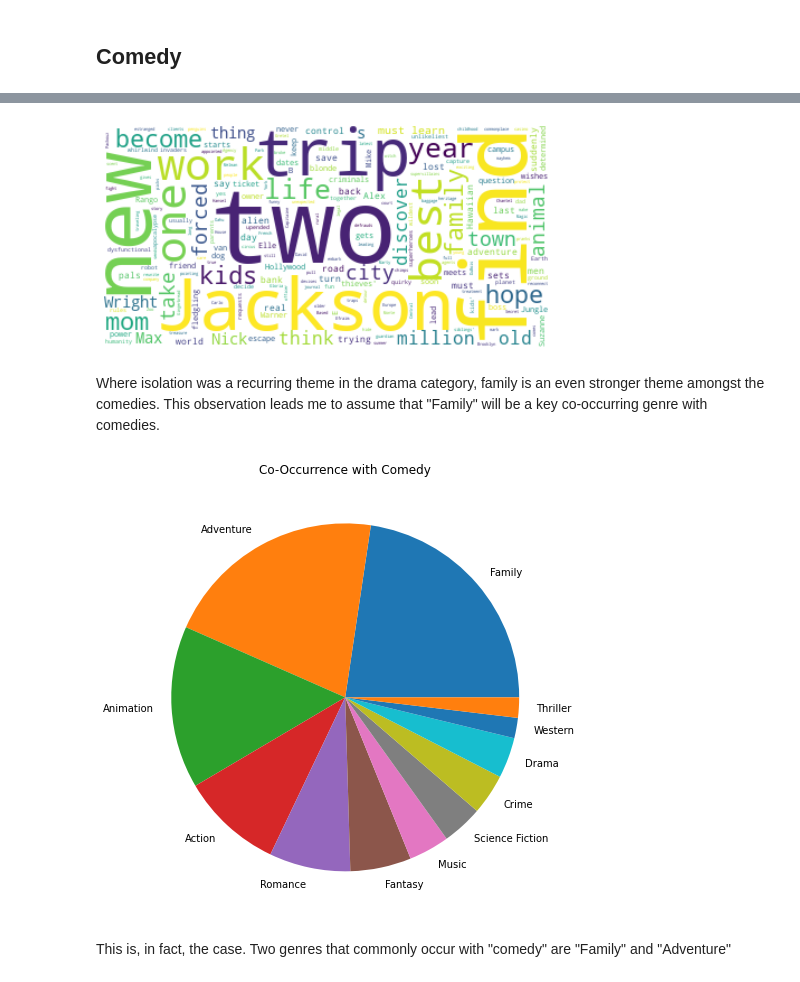
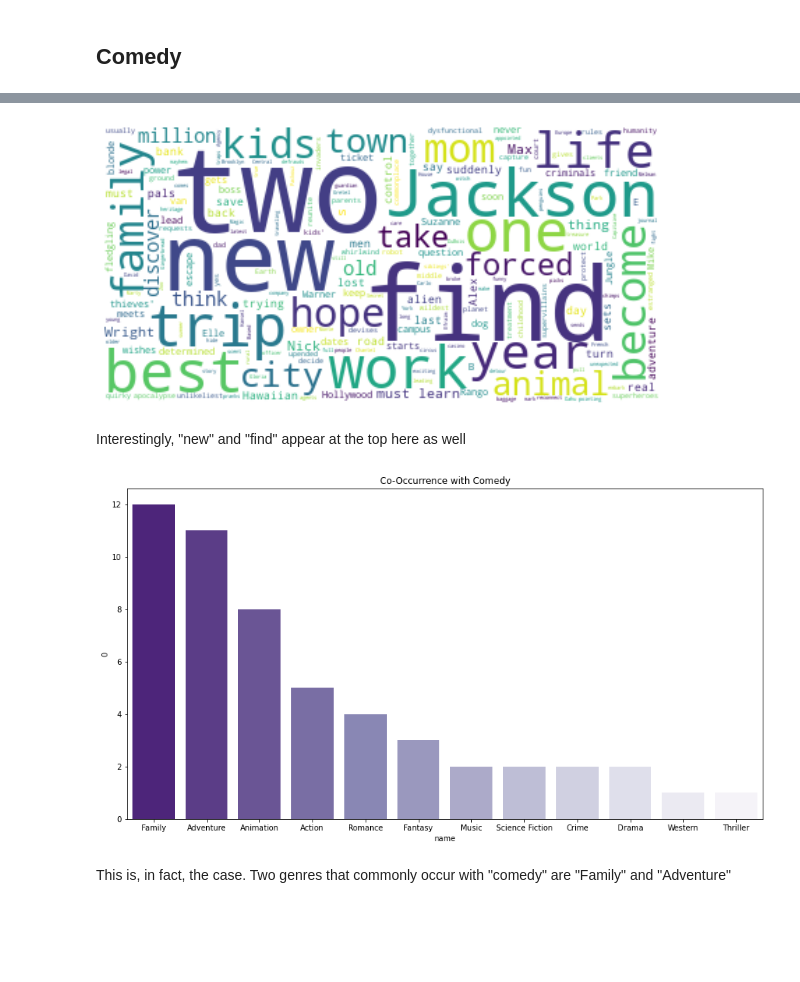
Before and after one commit to zelda4669/movie-data-analysis, a Jupyter notebook: Netflix Top Ten.ipynb, the cells around one changed output, grey strips where cells are left out. Cells and saved outputs as stored; diff of their text form; code cells hidden in the pictures; blank space fills up the shorter version.

```diff
--- a/Netflix Top Ten.ipynb
+++ b/Netflix Top Ten.ipynb
@@ -122,29 +119,24 @@ comedy_details.head()
 | 4 | I Care a Lot. | 103 | [35, 80, 53] | en | A court-appointed legal guardian ... | 114.290 | 6.7 | ... |
 # %%
 comedy_text = " ".join(overview for overview in comedy_details['overview'])
-wordcloud = WordCloud(background_color="white").generate(comedy_text)
-plt.figure(figsize=(8,8))
-plt.imshow(wordcloud, interpolation='bilinear')
+comedy_wordcloud = WordCloud(background_color="white").generate(comedy_text)
+plt.figure(figsize=(10,10))
+plt.imshow(comedy_wordcloud, interpolation='bilinear')
 plt.axis("off")
 plt.show()
-
-
-# for i in list(comedy_details['overview'][:10]):
-#     print(i)
-#     print('\n')
 # %% [output]
-[figure, old version]
+[figure, new version]
 # %% [markdown]
-Where isolation was a recurring theme in the drama category, family is an even stronger theme amongst the comedies. This observation leads me to assume that "Family" will be a key co-occurring genre with comedies.
+Interestingly, "new" and "find" appear at the top here as well
 # %%
 comedy_chart = genre_count(comedy_details['genre_ids_y'], )
 comedy_chart = comedy_chart.drop(35)
 comedy_chart = comedy_chart.merge(genres, left_index=True, right_on='id')
-fig = plt.figure(figsize=(8,8))
+fig = plt.figure(figsize=(15,8))
 plt.title('Co-Occurrence with Comedy')
-plt.pie(comedy_chart[0], labels = comedy_chart['name']);
+sns.barplot(data=comedy_chart, y=0, x='name', palette = 'Purples_r');
 # %% [output]
-[figure, old version]
+[figure, new version]
 # %% [markdown]
 This is, in fact, the case. Two genres that commonly occur with "comedy" are "Family" and "Adventure"
 # %% [markdown]
```
Also changed, not shown: parts of 8 cells of this notebook, 2 other files.
